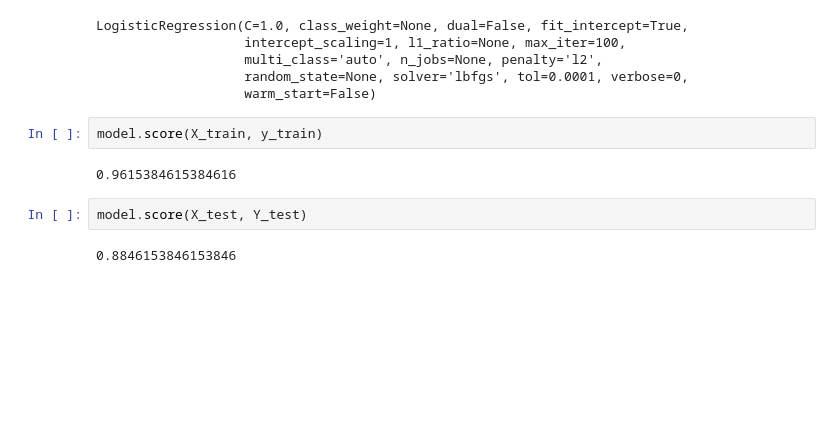
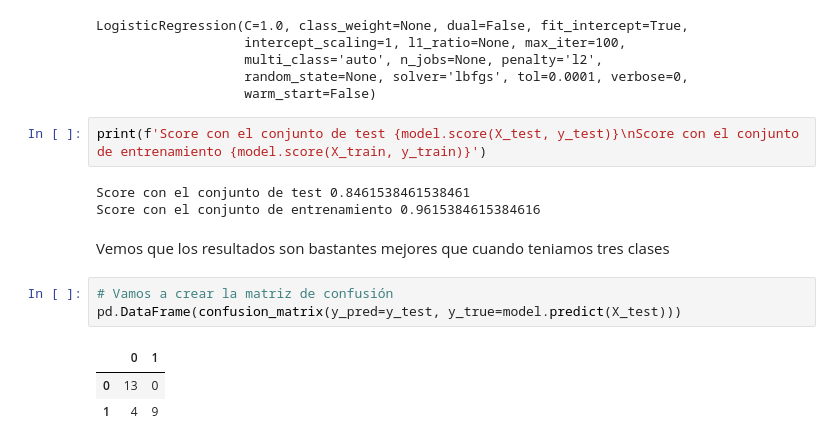
Before and after one commit to JoseKuru/bootcamp, a Jupyter notebook: week9_ML_svm_poly_norm/day1_logistic_regresion_confusion_matrix/exercises/2.binary_logistic_class.ipynb, the cells around one changed output. Drawn from its saved outputs; the diff is of its cells as text; blank space fills up the shorter version.

```diff
--- a/week9_ML_svm_poly_norm/day1_logistic_regresion_confusion_matrix/exercises/2.binary_logistic_class.ipynb
+++ b/week9_ML_svm_poly_norm/day1_logistic_regresion_confusion_matrix/exercises/2.binary_logistic_class.ipynb
@@ -49,11 +80,17 @@ LogisticRegression(C=1.0, class_weight=None, dual=False, fit_intercept=True,
                    multi_class='auto', n_jobs=None, penalty='l2',
                    random_state=None, solver='lbfgs', tol=0.0001, verbose=0,
                    warm_start=False)
-# %%
-model.score(X_train, y_train)
-# %% [output]
-0.9615384615384616
-# %%
-model.score(X_test, Y_test)
-# %% [output]
-0.8846153846153846
+# %%
+print(f'Score con el conjunto de test {model.score(X_test, y_test)}\nScore con el conjunto de entrenamiento {model.score(X_train, y_train)}')
+# %% [output]
+Score con el conjunto de test 0.8461538461538461
+Score con el conjunto de entrenamiento 0.9615384615384616
+# %% [markdown]
+Vemos que los resultados son bastantes mejores que cuando teniamos tres clases
+# %%
+# Vamos a crear la matriz de confusión
+pd.DataFrame(confusion_matrix(y_pred=y_test, y_true=model.predict(X_test)))
+# %% [output]
+|  | 0 | 1 |
+| 0 | 13 | 0 |
+| 1 | 4 | 9 |
```
Also changed, not shown: parts of 22 cells of this notebook, 2 other files.
